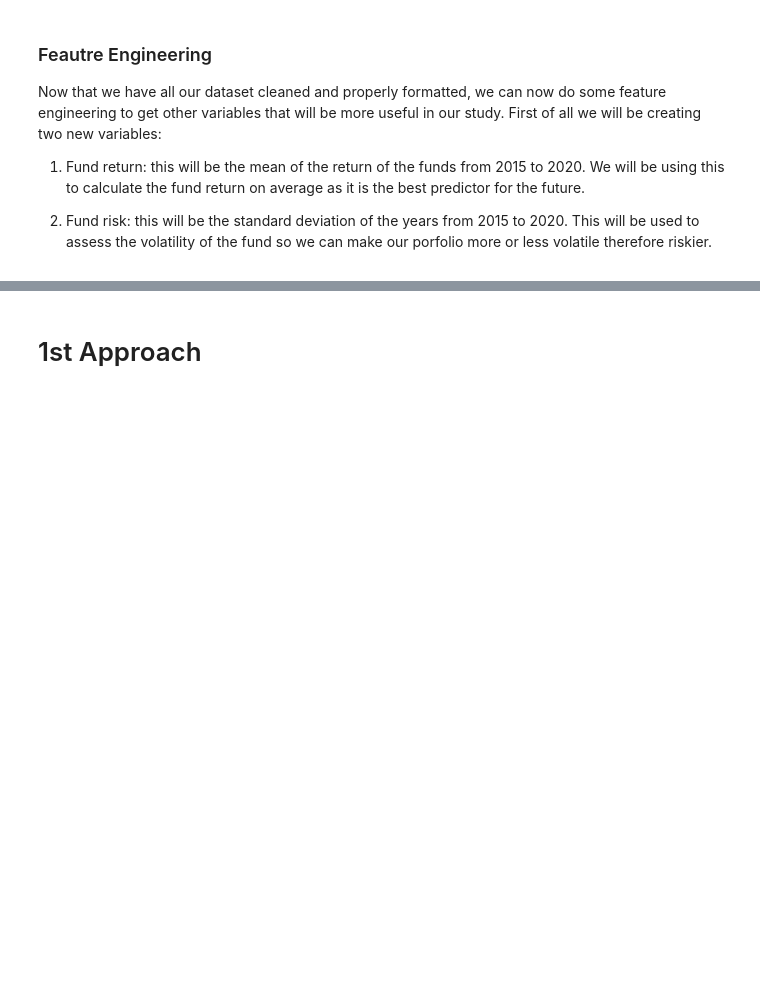
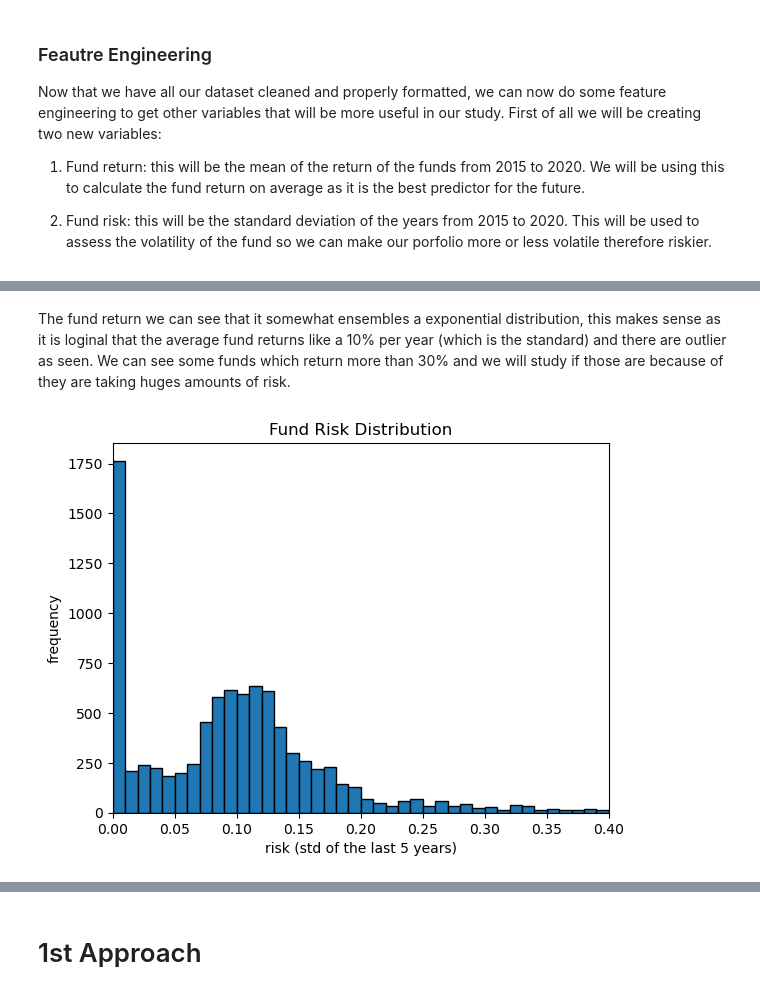
Before and after one commit to andres-nav/optimization, a Jupyter notebook: code.ipynb, the cells around one changed output, grey strips where cells are left out. Drawn from its saved outputs; the diff is of its cells as text; code cells hidden in the pictures; blank space fills up the shorter version.

```diff
--- a/code.ipynb
+++ b/code.ipynb
@@ -187,0 +209,17 @@ df["fund_risk"] = df.filter(regex="fund_return*").std(axis=1)
+# %% [markdown]
+The fund return we can see that it somewhat ensembles a exponential distribution, this makes sense as it is loginal that the average fund returns like a 10% per year (which is the standard) and there are outlier as seen. We can see some funds which return more than 30% and we will study if those are because of they are taking huges amounts of risk.
+# %%
+bin_width = 0.01
+num_bins = int((df['fund_risk'].max() - df['fund_risk'].min()) / bin_width)
+ax = df['fund_risk'].plot(kind='hist', bins=num_bins, edgecolor='k')
+ax.set_xlim(0, 0.4)
+
+# Add labels and a title
+plt.xlabel('risk (std of the last 5 years)')
+plt.ylabel('frequency')
+plt.title('Fund Risk Distribution')
+
+# Show the plot
+plt.show()
+# %% [output]
+[figure, added]
```
Also changed, not shown: parts of 12 cells of this notebook.
